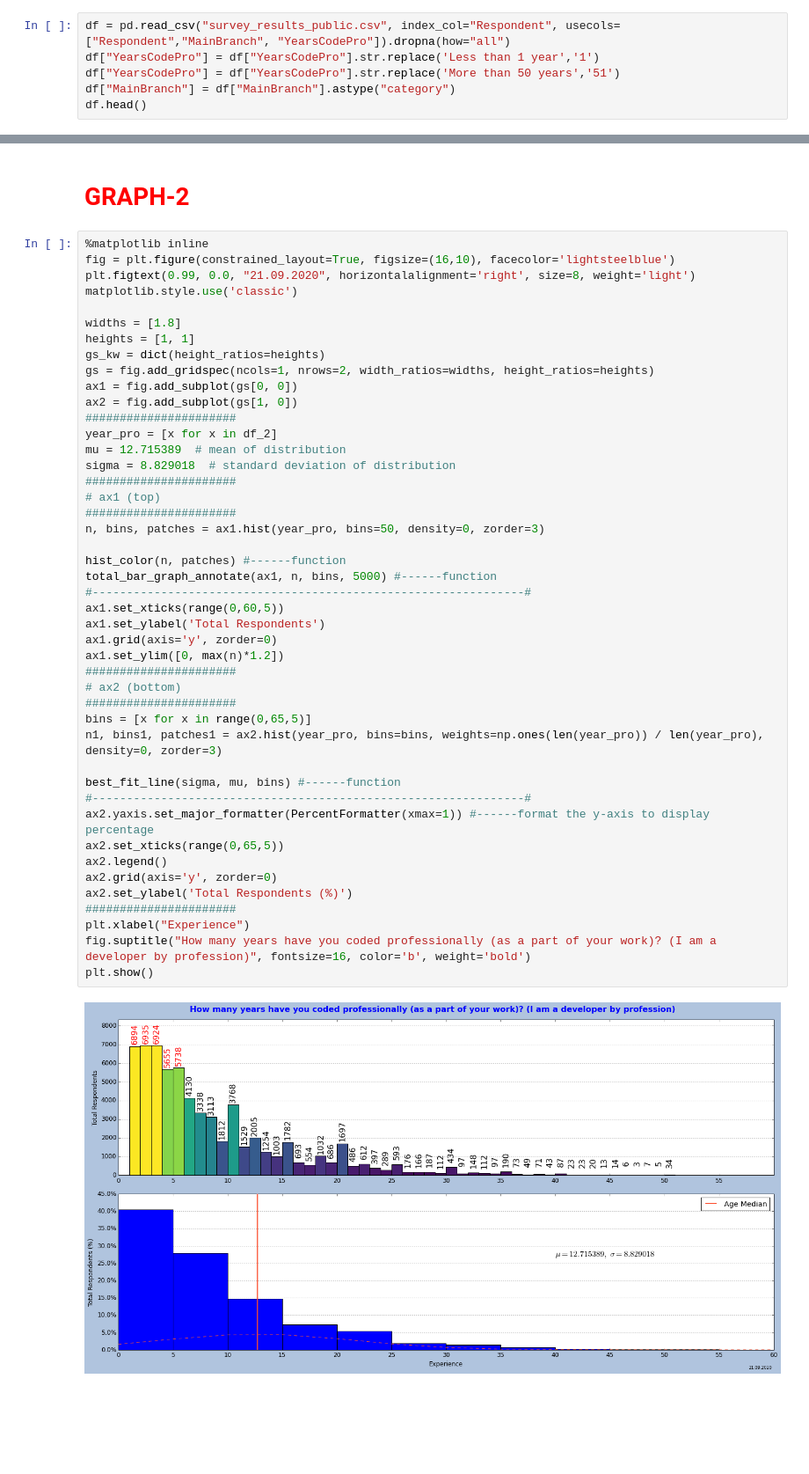
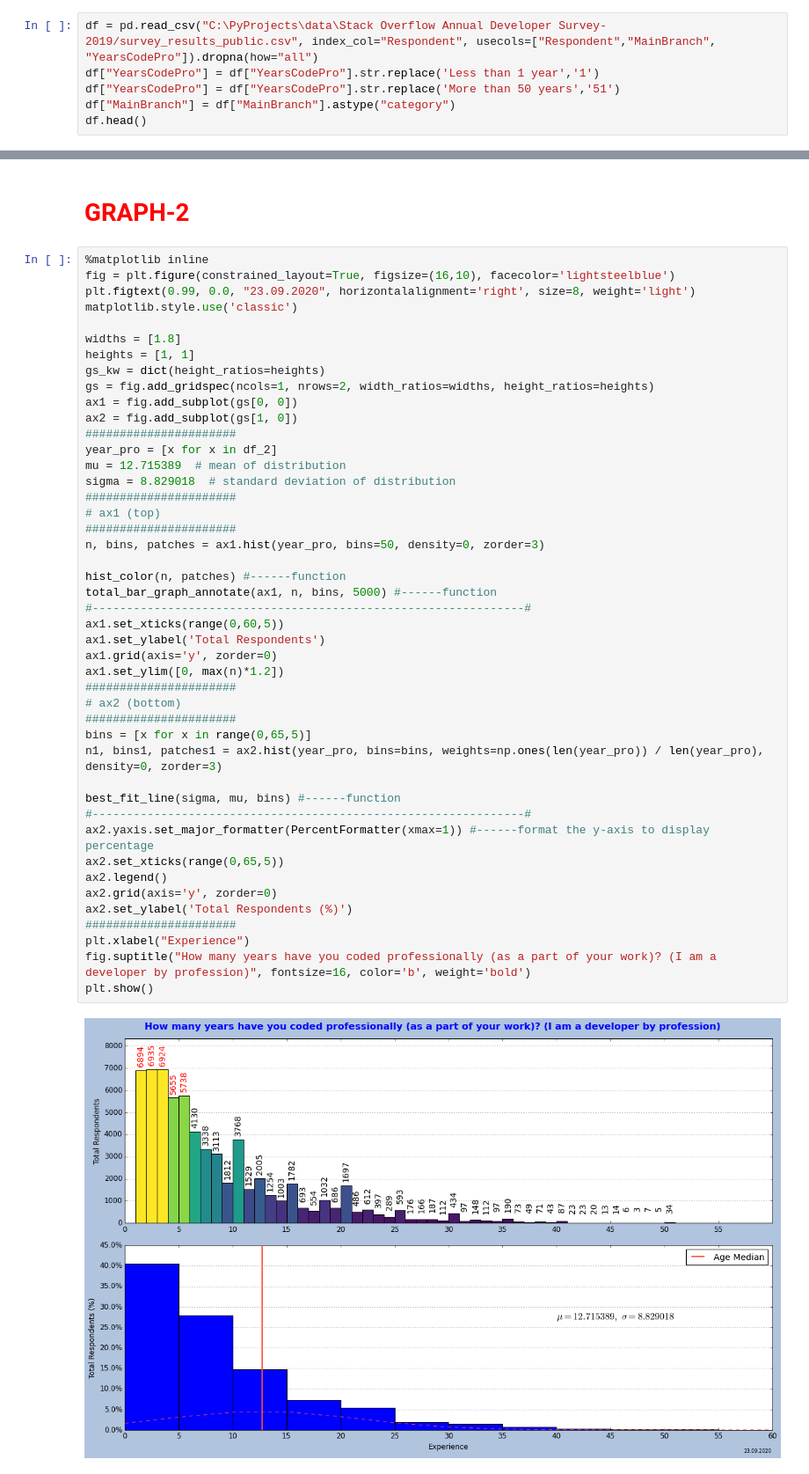
Before and after one commit to OnurKaraguler/Projects, a Jupyter notebook: Stack Overflow Annual Developer Survey-2019/14-MainBranch-YearsCodePro.ipynb, the cells around one changed output, grey strips where cells are left out. Shown at 88% size. Cells and saved outputs as stored; diff of their text form; blank space fills up the shorter version.

Commit message:
Stack Overflow Annual Developer Survey-2019

```diff
--- a/Stack Overflow Annual Developer Survey-2019/14-MainBranch-YearsCodePro.ipynb
+++ b/Stack Overflow Annual Developer Survey-2019/14-MainBranch-YearsCodePro.ipynb
@@ -8,7 +8,7 @@ from collections import Counter
 from matplotlib import colors
 from matplotlib.ticker import PercentFormatter
 # %%
-df = pd.read_csv("survey_results_public.csv", index_col="Respondent", usecols=["Respondent","MainBranch", "YearsCodePro"]).dropna(how="all")
+df = pd.read_csv("C:\PyProjects\data\Stack Overflow Annual Developer Survey-2019/survey_results_public.csv", index_col="Respondent", usecols=["Respondent","MainBranch", "YearsCodePro"]).dropna(how="all")
 df["YearsCodePro"] = df["YearsCodePro"].str.replace('Less than 1 year','1')
 df["YearsCodePro"] = df["YearsCodePro"].str.replace('More than 50 years','51')
 df["MainBranch"] = df["MainBranch"].astype("category")
@@ -137,7 +137,7 @@ plt.show()
 # %%
 %matplotlib inline
 fig = plt.figure(constrained_layout=True, figsize=(16,10), facecolor='lightsteelblue')
-plt.figtext(0.99, 0.0, "21.09.2020", horizontalalignment='right', size=8, weight='light')
+plt.figtext(0.99, 0.0, "23.09.2020", horizontalalignment='right', size=8, weight='light')
 matplotlib.style.use('classic')
 
 widths = [1.8]
@@ -153,31 +153,31 @@ sigma = 8.829018  # standard deviation of distribution
 ######################
 # ax1 (top)
 ######################
 n, bins, patches = ax1.hist(year_pro, bins=50, density=0, zorder=3)
 
 hist_color(n, patches) #------function
 total_bar_graph_annotate(ax1, n, bins, 5000) #------function
 #---------------------------------------------------------------#
 ax1.set_xticks(range(0,60,5))
 ax1.set_ylabel('Total Respondents')
 ax1.grid(axis='y', zorder=0)
 ax1.set_ylim([0, max(n)*1.2])
 ######################
 # ax2 (bottom)
 ######################
 bins = [x for x in range(0,65,5)]
 n1, bins1, patches1 = ax2.hist(year_pro, bins=bins, weights=np.ones(len(year_pro)) / len(year_pro), density=0, zorder=3)
 
 best_fit_line(sigma, mu, bins) #------function
 #---------------------------------------------------------------#
 ax2.yaxis.set_major_formatter(PercentFormatter(xmax=1)) #------format the y-axis to display percentage
 ax2.set_xticks(range(0,65,5))
 ax2.legend()
 ax2.grid(axis='y', zorder=0)
 ax2.set_ylabel('Total Respondents (%)')
 ######################
 plt.xlabel("Experience")
 fig.suptitle("How many years have you coded professionally (as a part of your work)? (I am a developer by profession)", fontsize=16, color='b', weight='bold')
 plt.show()
 # %% [output]
-[figure, old version]
+[figure, new version]
```
Also changed, not shown: parts of 1 cell of this notebook, 52 other files.
